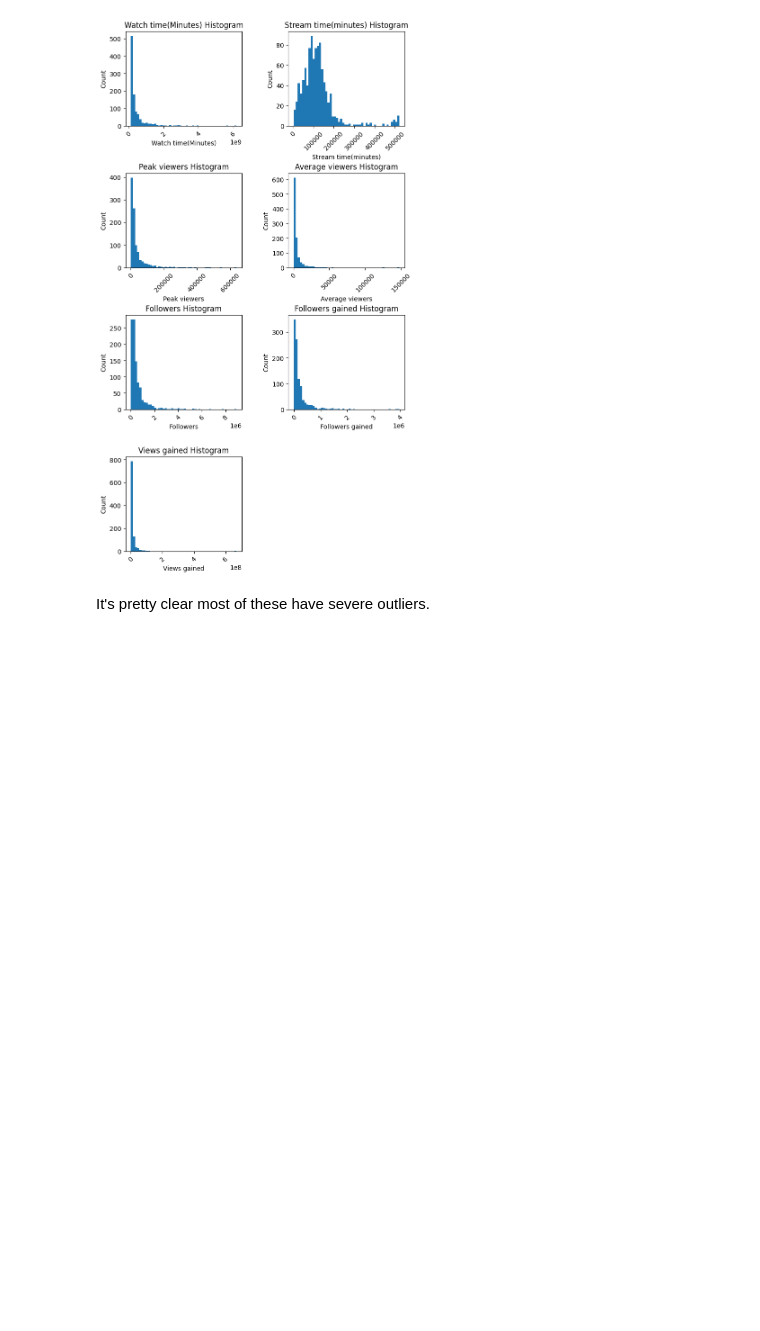
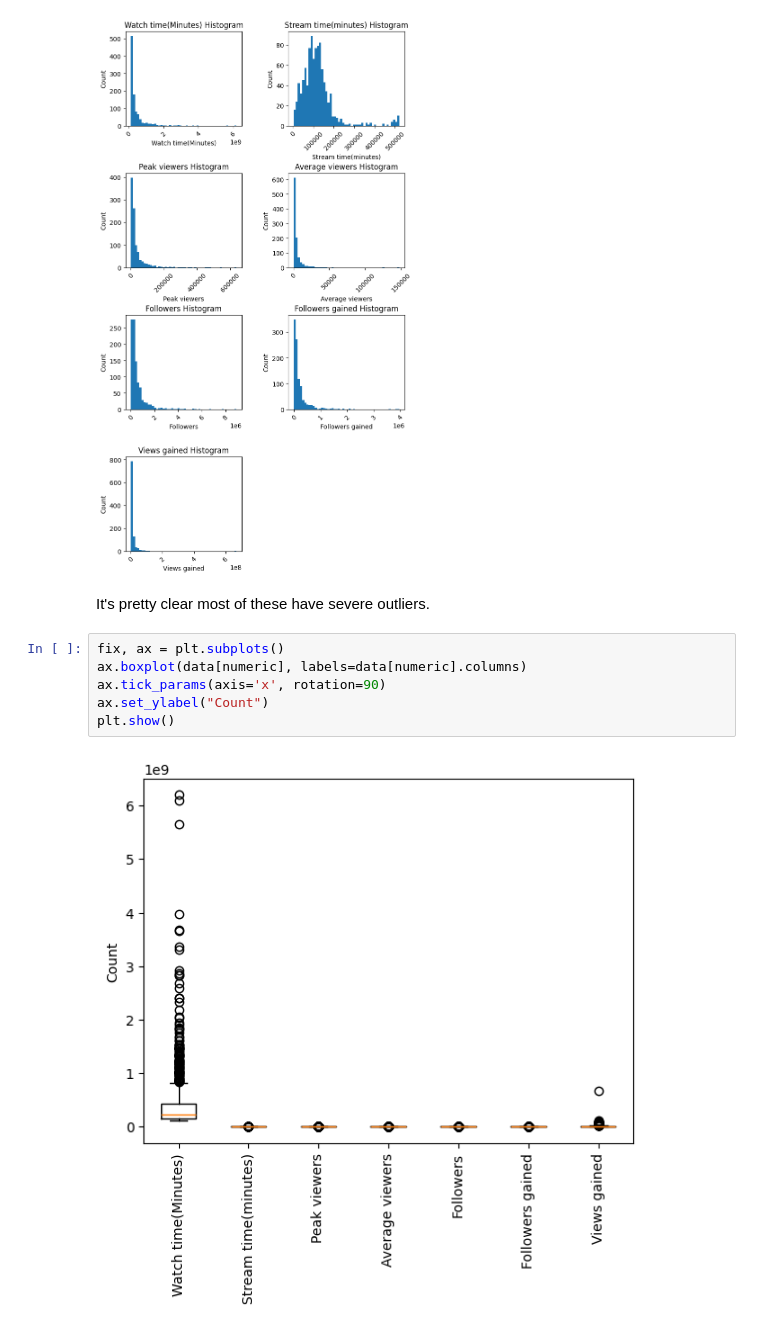
Before and after one commit to datasheng/csc460-hw-repo-wlong1, a Jupyter notebook: hw4/eda.ipynb, the cells around one changed output. Cells and saved outputs as stored; diff of their text form; blank space fills up the shorter version.

Commit message:
Added boxplots

```diff
--- a/hw4/eda.ipynb
+++ b/hw4/eda.ipynb
@@ -58,3 +58,11 @@ plt.show()
 [figure]
 # %% [markdown]
 It's pretty clear most of these have severe outliers.
+# %%
+fix, ax = plt.subplots()
+ax.boxplot(data[numeric], labels=data[numeric].columns)
+ax.tick_params(axis='x', rotation=90)
+ax.set_ylabel("Count")
+plt.show()
+# %% [output]
+[figure, added]
```
Also changed, not shown: parts of 2 cells of this notebook.
